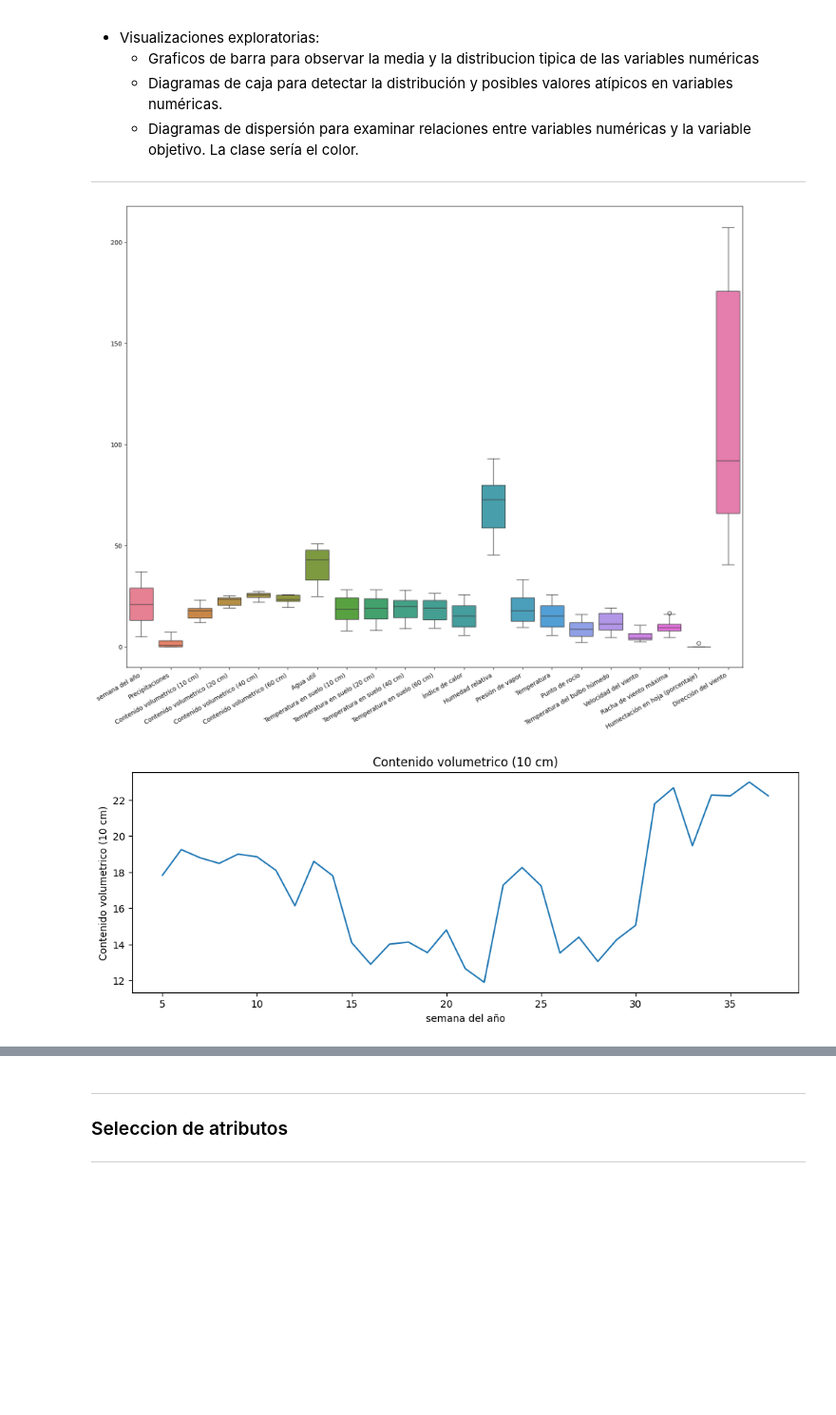
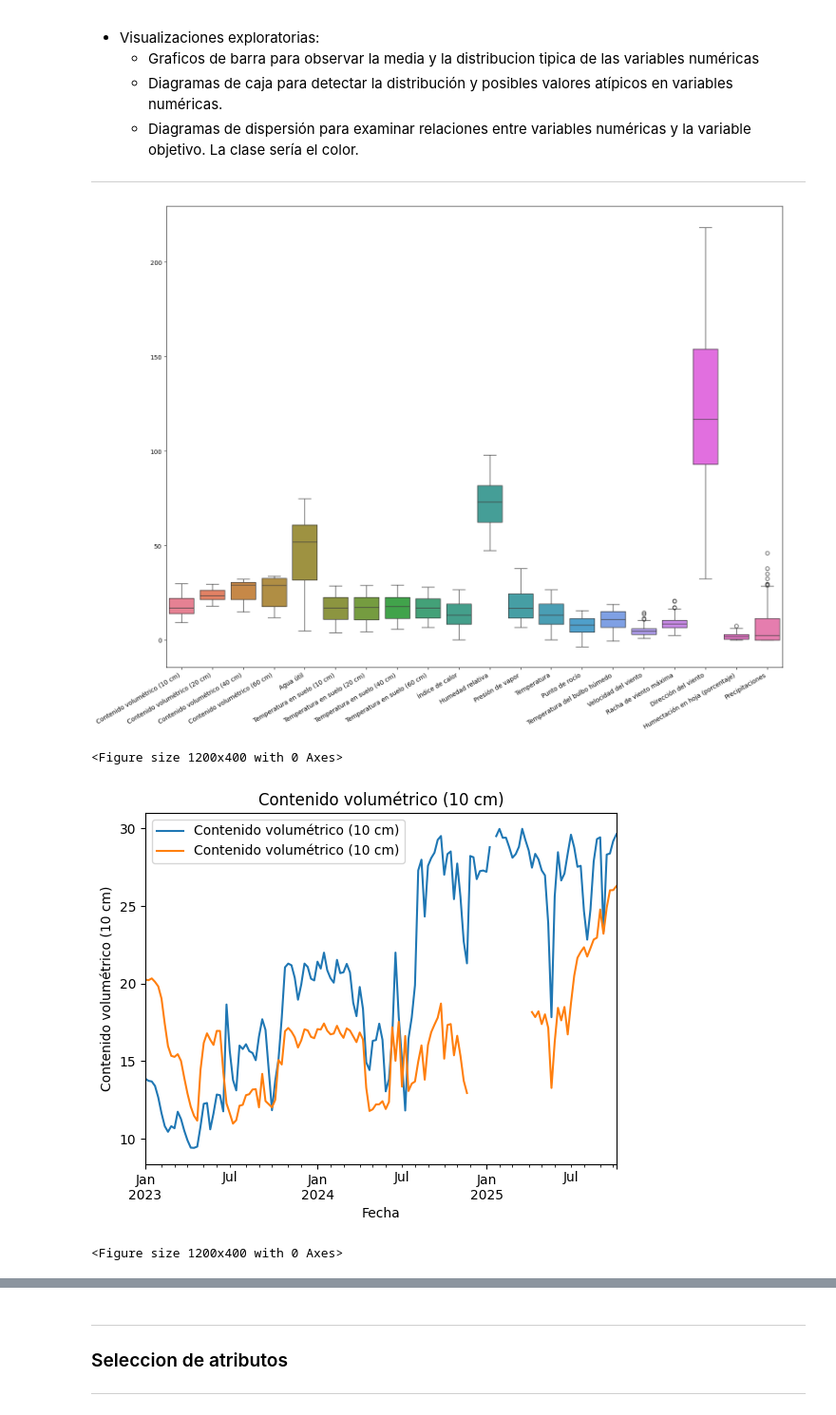
Before and after one commit to rodrigocastroviejo/Optimizacion-de-Riego-Deficitario-Controlado-en-cultivos-Le-osos-Mediante-Machine-Learning, a Jupyter notebook: model/EDA.ipynb, the cells around one changed output, grey strips where cells are left out. Shown at 95% size. Saved outputs shown, nothing was run; the diff lists cells and outputs as text; code cells hidden in the pictures; blank space fills up the shorter version.

```diff
--- a/model/EDA.ipynb
+++ b/model/EDA.ipynb
@@ -295,28 +208,31 @@ la variable objetivo. La clase sería el color.
 
 ---
 # %%
-numeric_cols = df_semanal_con_riego.select_dtypes(include=['number']).columns
-numeric_cols = numeric_cols.drop(["Radiación solar", "Riego", "Agua total recibida", "Presión atmosférica"])
+numeric_cols = weekly_df.select_dtypes(include=['number']).columns
+numeric_cols = numeric_cols.drop(["Radiación solar", "Presión atmosférica"])
 
 
 # Diagramas de caja para detectar distribucion y valores atípicos en variables numéricas
 
 plt.figure(figsize=(18, 18))
-boxplot = sns.boxplot(data=df_semanal_con_riego[numeric_cols])
+boxplot = sns.boxplot(data=weekly_df[numeric_cols])
 plt.xticks(rotation=30, ha='right', fontsize=10)  # Reduce tamaño de fuente
 boxplot.figure.subplots_adjust(bottom=0.3)  # Aumenta espacio inferior
 plt.show()
 
 
 # Variables a monitorizar en el tiempo
-vars_clave = ['Contenido volumetrico (10 cm)', 'Contenido volumetrico (60 cm)',
+vars_clave = ['Contenido volumétrico (10 cm)', 'Contenido volumétrico (60 cm)',
               'Temperatura', 'Radiación solar', 'Precipitaciones']
 
 for var in vars_clave:
     plt.figure(figsize=(12,4))
-    df_semanal_con_riego.set_index('semana del año')[var].plot(title=var)
+    weekly_df[var].plot(title=var)
+    plt.xlabel("Fecha")
     plt.ylabel(var)
     plt.show()
 # %% [output]
-[figure, old version]
+[figure, new version]
+<Figure size 1200x400 with 0 Axes>
-[figure, old version]
+[figure, new version]
+<Figure size 1200x400 with 0 Axes>
```
Also changed, not shown: parts of 7 cells of this notebook, 15 other files.
